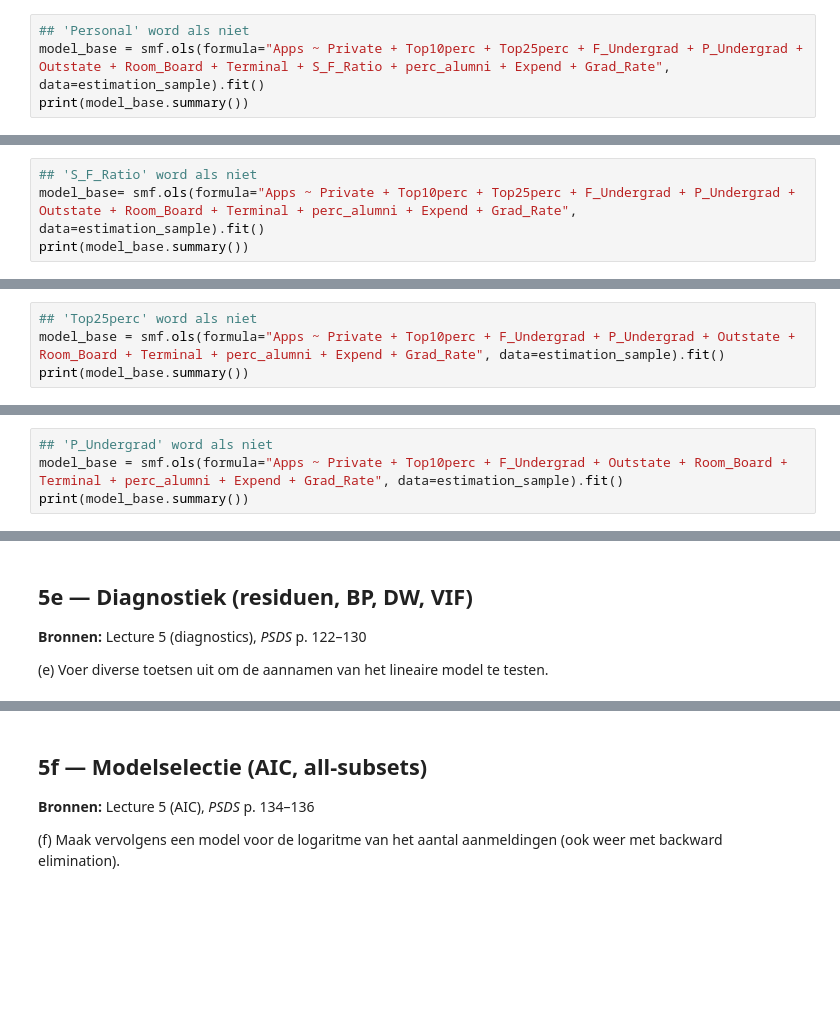
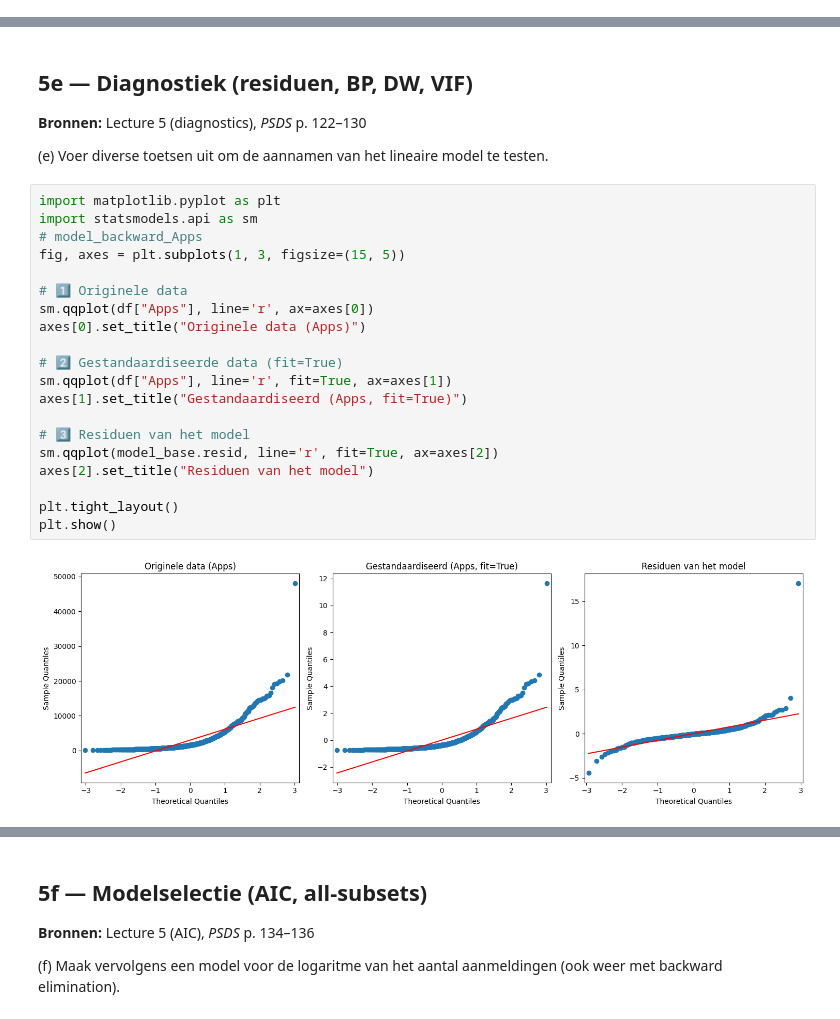
Before and after one commit to AdilVural/myPython, a Jupyter notebook: opledingCollege2026/Opdracht_StatisticsforDataScience/01_Introduction/Opdracht_2_obv_universiteitsdata_final_3.ipynb, the cells around one changed output, grey strips where cells are left out. Cells and saved outputs as stored; diff of their text form; blank space fills up the shorter version.

```diff
--- a/opledingCollege2026/Opdracht_StatisticsforDataScience/01_Introduction/Opdracht_2_obv_universiteitsdata_final_3.ipynb
+++ b/opledingCollege2026/Opdracht_StatisticsforDataScience/01_Introduction/Opdracht_2_obv_universiteitsdata_final_3.ipynb
@@ -338,4 +354,0 @@ strong multicollinearity or other numerical problems.
-# %%
-## 'Personal' word als niet
-model_base = smf.ols(formula="Apps ~ Private + Top10perc + Top25perc + F_Undergrad + P_Undergrad + Outstate + Room_Board + Terminal + S_F_Ratio + perc_alumni + Expend + Grad_Rate", data=estimation_sample).fit()
-print(model_base.summary())
@@ -360,4 +354,0 @@ strong multicollinearity or other numerical problems.
-# %%
-## 'S_F_Ratio' word als niet
-model_base= smf.ols(formula="Apps ~ Private + Top10perc + Top25perc + F_Undergrad + P_Undergrad + Outstate + Room_Board + Terminal + perc_alumni + Expend + Grad_Rate", data=estimation_sample).fit()
-print(model_base.summary())
@@ -382,4 +354,0 @@ strong multicollinearity or other numerical problems.
-# %%
-## 'Top25perc' word als niet
-model_base = smf.ols(formula="Apps ~ Private + Top10perc + F_Undergrad + P_Undergrad + Outstate + Room_Board + Terminal + perc_alumni + Expend + Grad_Rate", data=estimation_sample).fit()
-print(model_base.summary())
@@ -404,4 +354,0 @@ strong multicollinearity or other numerical problems.
-# %%
-## 'P_Undergrad' word als niet
-model_base = smf.ols(formula="Apps ~ Private + Top10perc + F_Undergrad + Outstate + Room_Board + Terminal + perc_alumni + Expend + Grad_Rate", data=estimation_sample).fit()
-print(model_base.summary())
@@ -567,3 +623,25 @@ Verbetering: 49.48%
 **Bronnen:** Lecture 5 (diagnostics), *PSDS* p. 122–130
 
 (e) Voer diverse toetsen uit om de aannamen van het lineaire model te testen.
+# %%
+import matplotlib.pyplot as plt
+import statsmodels.api as sm
+# model_backward_Apps
+fig, axes = plt.subplots(1, 3, figsize=(15, 5))
+
+# 1️⃣ Originele data
+sm.qqplot(df["Apps"], line='r', ax=axes[0])
+axes[0].set_title("Originele data (Apps)")
+
+# 2️⃣ Gestandaardiseerde data (fit=True)
+sm.qqplot(df["Apps"], line='r', fit=True, ax=axes[1])
+axes[1].set_title("Gestandaardiseerd (Apps, fit=True)")
+
+# 3️⃣ Residuen van het model
+sm.qqplot(model_base.resid, line='r', fit=True, ax=axes[2])
+axes[2].set_title("Residuen van het model")
+
+plt.tight_layout()
+plt.show()
+# %% [output]
+[figure, added]
```
Also changed, not shown: parts of 54 cells of this notebook, 3 other files.
